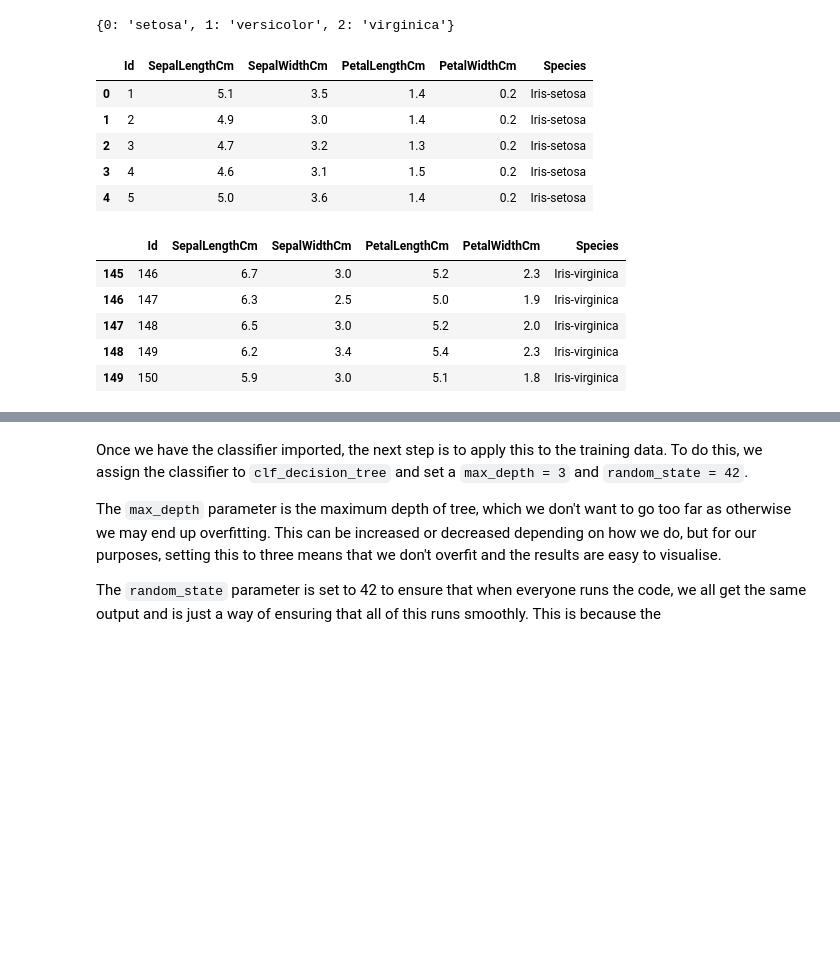
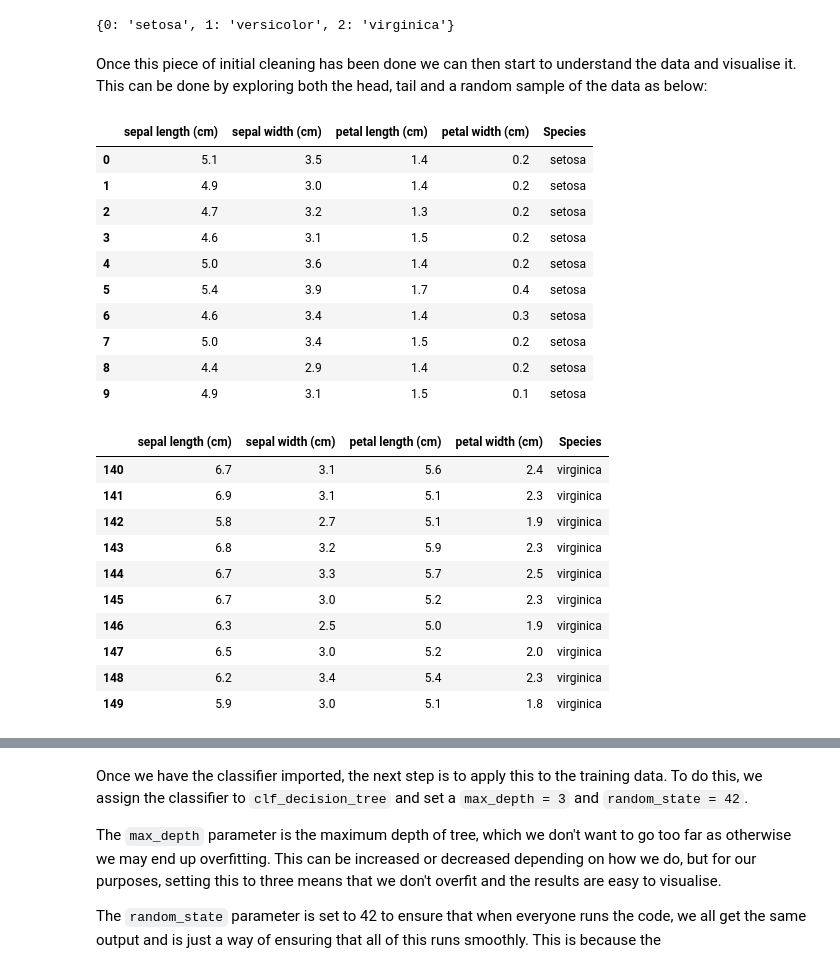
Before and after one commit to UCL-DSS/DecisionTree-classifiers-worksop, a Jupyter notebook: Decision-Tree workshop.ipynb, the cells around one changed output, grey strips where cells are left out. Saved outputs shown, nothing was run; the diff lists cells and outputs as text; code cells hidden in the pictures; blank space fills up the shorter version.

```diff
--- a/Decision-Tree workshop.ipynb
+++ b/Decision-Tree workshop.ipynb
@@ -11,7 +64,9 @@ target = np.unique(data.target)
 target_names = np.unique(data.target_names)
-# %%
-targets = dict(zip(target, target_names))
-targets
-# %% [output]
-{0: 'setosa', 1: 'versicolor', 2: 'virginica'}
+# %%
+#zip the number and name together into a dictionary
+targets = dict(zip(target, target_names))
+#print out the result
+targets
+# %% [output]
+{0: 'setosa', 1: 'versicolor', 2: 'virginica'}
 # %%
@@ -18,19 +74,31 @@ targets
 df.Species = df['Species'].replace(targets)
+# %% [markdown]
+Once this piece of initial cleaning has been done we can then start to understand the data and visualise it. This can be done by exploring both the head, tail and a random sample of the data as below:
 # %%
-df.head(5)
+df.head(10)
 # %% [output]
-|  | Id | SepalLengthCm | SepalWidthCm | PetalLengthCm | PetalWidthCm | Species |
-| 0 | 1 | 5.1 | 3.5 | 1.4 | 0.2 | Iris-setosa |
-| 1 | 2 | 4.9 | 3.0 | 1.4 | 0.2 | Iris-setosa |
-| 2 | 3 | 4.7 | 3.2 | 1.3 | 0.2 | Iris-setosa |
-| 3 | 4 | 4.6 | 3.1 | 1.5 | 0.2 | Iris-setosa |
-| 4 | 5 | 5.0 | 3.6 | 1.4 | 0.2 | Iris-setosa |
+|  | sepal length (cm) | sepal width (cm) | petal length (cm) | petal width (cm) | Species |
+| 0 | 5.1 | 3.5 | 1.4 | 0.2 | setosa |
+| 1 | 4.9 | 3.0 | 1.4 | 0.2 | setosa |
+| 2 | 4.7 | 3.2 | 1.3 | 0.2 | setosa |
+| 3 | 4.6 | 3.1 | 1.5 | 0.2 | setosa |
+| 4 | 5.0 | 3.6 | 1.4 | 0.2 | setosa |
+| 5 | 5.4 | 3.9 | 1.7 | 0.4 | setosa |
+| 6 | 4.6 | 3.4 | 1.4 | 0.3 | setosa |
+| 7 | 5.0 | 3.4 | 1.5 | 0.2 | setosa |
+| 8 | 4.4 | 2.9 | 1.4 | 0.2 | setosa |
+| 9 | 4.9 | 3.1 | 1.5 | 0.1 | setosa |
 # %%
-df.tail(5)
+df.tail(10)
 # %% [output]
-|  | Id | SepalLengthCm | SepalWidthCm | PetalLengthCm | PetalWidthCm | Species |
-| 145 | 146 | 6.7 | 3.0 | 5.2 | 2.3 | Iris-virginica |
-| 146 | 147 | 6.3 | 2.5 | 5.0 | 1.9 | Iris-virginica |
-| 147 | 148 | 6.5 | 3.0 | 5.2 | 2.0 | Iris-virginica |
-| 148 | 149 | 6.2 | 3.4 | 5.4 | 2.3 | Iris-virginica |
-| 149 | 150 | 5.9 | 3.0 | 5.1 | 1.8 | Iris-virginica |
+|  | sepal length (cm) | sepal width (cm) | petal length (cm) | petal width (cm) | Species |
+| 140 | 6.7 | 3.1 | 5.6 | 2.4 | virginica |
+| 141 | 6.9 | 3.1 | 5.1 | 2.3 | virginica |
+| 142 | 5.8 | 2.7 | 5.1 | 1.9 | virginica |
+| 143 | 6.8 | 3.2 | 5.9 | 2.3 | virginica |
+| 144 | 6.7 | 3.3 | 5.7 | 2.5 | virginica |
+| 145 | 6.7 | 3.0 | 5.2 | 2.3 | virginica |
+| 146 | 6.3 | 2.5 | 5.0 | 1.9 | virginica |
+| 147 | 6.5 | 3.0 | 5.2 | 2.0 | virginica |
+| 148 | 6.2 | 3.4 | 5.4 | 2.3 | virginica |
+| 149 | 5.9 | 3.0 | 5.1 | 1.8 | virginica |
```
Also changed, not shown: parts of 35 cells of this notebook.
